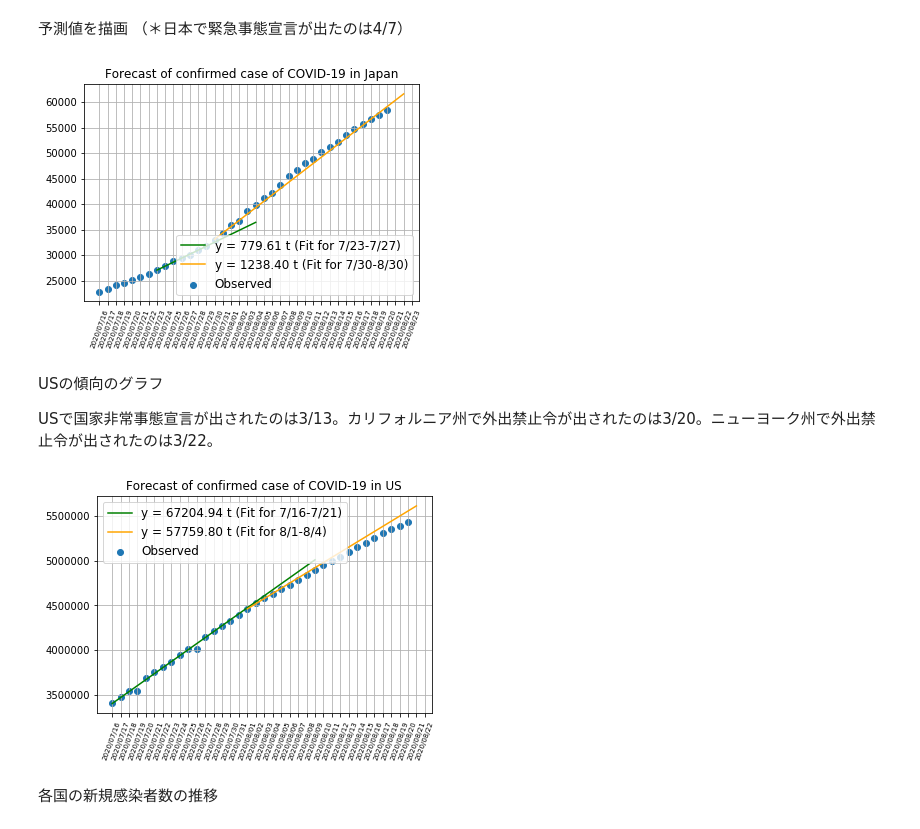
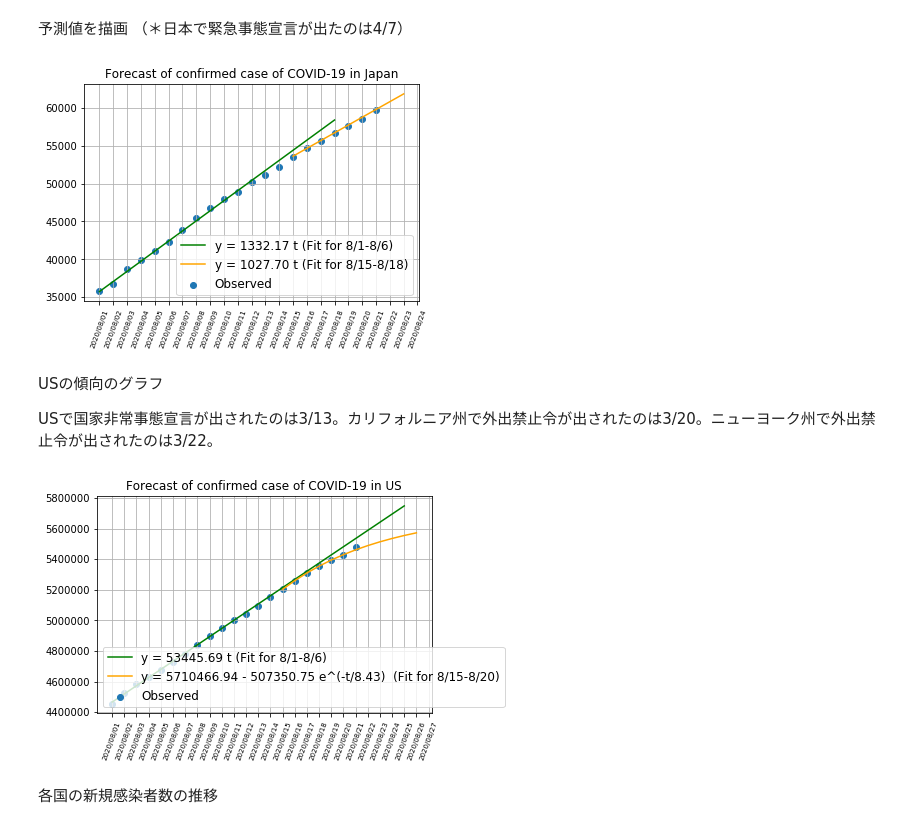
Before and after one commit to yoneken/covid19jp, a Jupyter notebook: Forecast_covid19.ipynb, the cells around one changed output. Drawn from its saved outputs; the diff is of its cells as text; code cells hidden in the pictures.

```diff
--- a/Forecast_covid19.ipynb
+++ b/Forecast_covid19.ipynb
@@ -132,40 +132,40 @@ def draw_approx_exp_curve(x_data:np.ndarray, y_data:np.ndarray, r:range,
 # %% [markdown]
 データ数が多くなってきたので、ちょっと削る
 # %%
-x_latent = np.arange(len(df.Japan[177:]))
-xticks = df.date[177:].dt.strftime("%Y/%m/%d")
-j_confirmed_pick = df.Japan[177:].values
+x_latent = np.arange(len(df.Japan[193:]))
+xticks = df.date[193:].dt.strftime("%Y/%m/%d")
+j_confirmed_pick = df.Japan[193:].values
 # %% [markdown]
 予測値を描画
 （＊日本で緊急事態宣言が出たのは4/7）
 # %%
 plt.scatter(x_latent[:len(j_confirmed_pick)], j_confirmed_pick, label="Observed")
 plt.xticks(x_latent, xticks, fontsize=7, rotation=70);
-draw_approx_curve(x_latent, j_confirmed_pick, range(7, 14), 1, color="green", forecast=6, info="(Fit for 7/23-7/27)")
-draw_approx_curve(x_latent, j_confirmed_pick, range(14, 18), 1, color="orange", forecast=20, info="(Fit for 7/30-8/30)")
+draw_approx_curve(x_latent, j_confirmed_pick, range(6), 1, color="green", forecast=12, info="(Fit for 8/1-8/6)")
+draw_approx_curve(x_latent, j_confirmed_pick, range(14, 18), 1, color="orange", forecast=5, info="(Fit for 8/15-8/18)")
 #draw_approx_exp_curve(x_latent, j_confirmed_pick, range(10,18), color="orange", forecast=5, info="(Fit for 7/26-8/2)")
 
 plt.legend(fontsize=12, loc="lower right")
 plt.title("Forecast of confirmed case of COVID-19 in Japan")
 plt.grid()
 # %% [output]
-[figure, old version]
+[figure, new version]
 # %% [markdown]
 USの傾向のグラフ
 
 USで国家非常事態宣言が出されたのは3/13。カリフォルニア州で外出禁止令が出されたのは3/20。ニューヨーク州で外出禁止令が出されたのは3/22。
 # %%
-us_confirmed = df.USA[177:].values
+us_confirmed = df.USA[193:].values
 plt.scatter(x_latent[:len(us_confirmed)], us_confirmed, label="Observed")
 plt.xticks(x_latent, xticks, fontsize=7, rotation=70);
-draw_approx_curve(x_latent, us_confirmed, range(6), 1, forecast=19, color="green", info="(Fit for 7/16-7/21)")
-draw_approx_curve(x_latent, us_confirmed, range(16,20), 1, forecast=17, color="orange", info="(Fit for 8/1-8/4)")
+draw_approx_curve(x_latent, us_confirmed, range(6), 1, forecast=19, color="green", info="(Fit for 8/1-8/6)")
+draw_approx_exp_curve(x_latent, us_confirmed, range(14,20), forecast=6, color="orange", info="(Fit for 8/15-8/20)")
 
-plt.legend(fontsize=12, loc="upper left")
+plt.legend(fontsize=12, loc="lower left")
 plt.title("Forecast of confirmed case of COVID-19 in US")
 plt.grid()
 # %% [output]
-[figure, old version]
+[figure, new version]
 # %% [markdown]
 各国の新規感染者数の推移
 # %%
```
Also changed, not shown: parts of 11 cells of this notebook, 1 other file.
